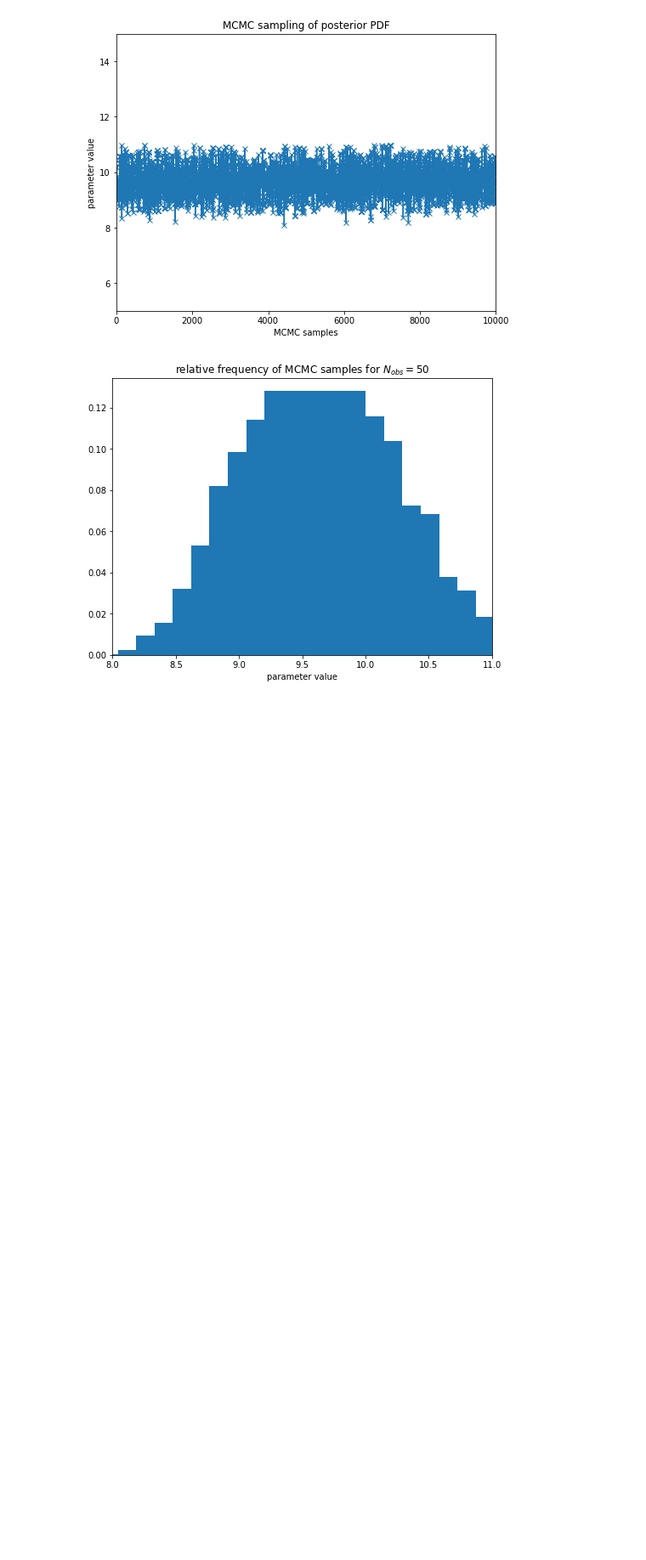
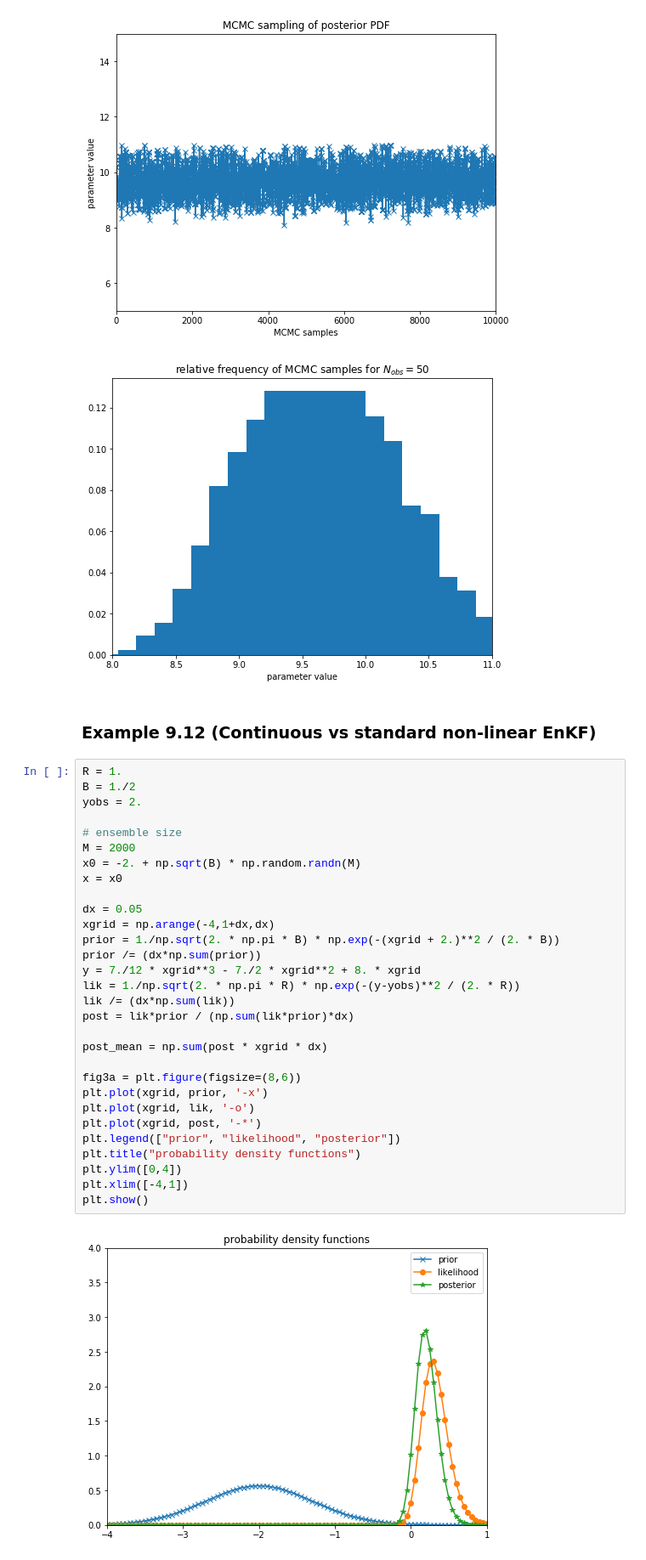
Before and after one commit to ray-chew/probabilistic_forecasting_examples, a Jupyter notebook: Chapter 9.ipynb, the cells around one changed output. Shown at 85% size. Cells and saved outputs as stored; diff of their text form; blank space fills up the shorter version.

```diff
--- a/Chapter 9.ipynb
+++ b/Chapter 9.ipynb
@@ -459,3 +459,37 @@ plt.show()
 # %% [output]
 [figure]
 [figure]
+# %% [markdown]
+### Example 9.12 (Continuous vs standard non-linear EnKF)
+# %%
+R = 1.
+B = 1./2
+yobs = 2.
+
+# ensemble size
+M = 2000
+x0 = -2. + np.sqrt(B) * np.random.randn(M)
+x = x0
+
+dx = 0.05
+xgrid = np.arange(-4,1+dx,dx)
+prior = 1./np.sqrt(2. * np.pi * B) * np.exp(-(xgrid + 2.)**2 / (2. * B))
+prior /= (dx*np.sum(prior))
+y = 7./12 * xgrid**3 - 7./2 * xgrid**2 + 8. * xgrid
+lik = 1./np.sqrt(2. * np.pi * R) * np.exp(-(y-yobs)**2 / (2. * R))
+lik /= (dx*np.sum(lik))
+post = lik*prior / (np.sum(lik*prior)*dx)
+
+post_mean = np.sum(post * xgrid * dx)
+
+fig3a = plt.figure(figsize=(8,6))
+plt.plot(xgrid, prior, '-x')
+plt.plot(xgrid, lik, '-o')
+plt.plot(xgrid, post, '-*')
+plt.legend(["prior", "likelihood", "posterior"])
+plt.title("probability density functions")
+plt.ylim([0,4])
+plt.xlim([-4,1])
+plt.show()
+# %% [output]
+[figure, added]
```
Also changed, not shown: parts of 2 cells of this notebook.
